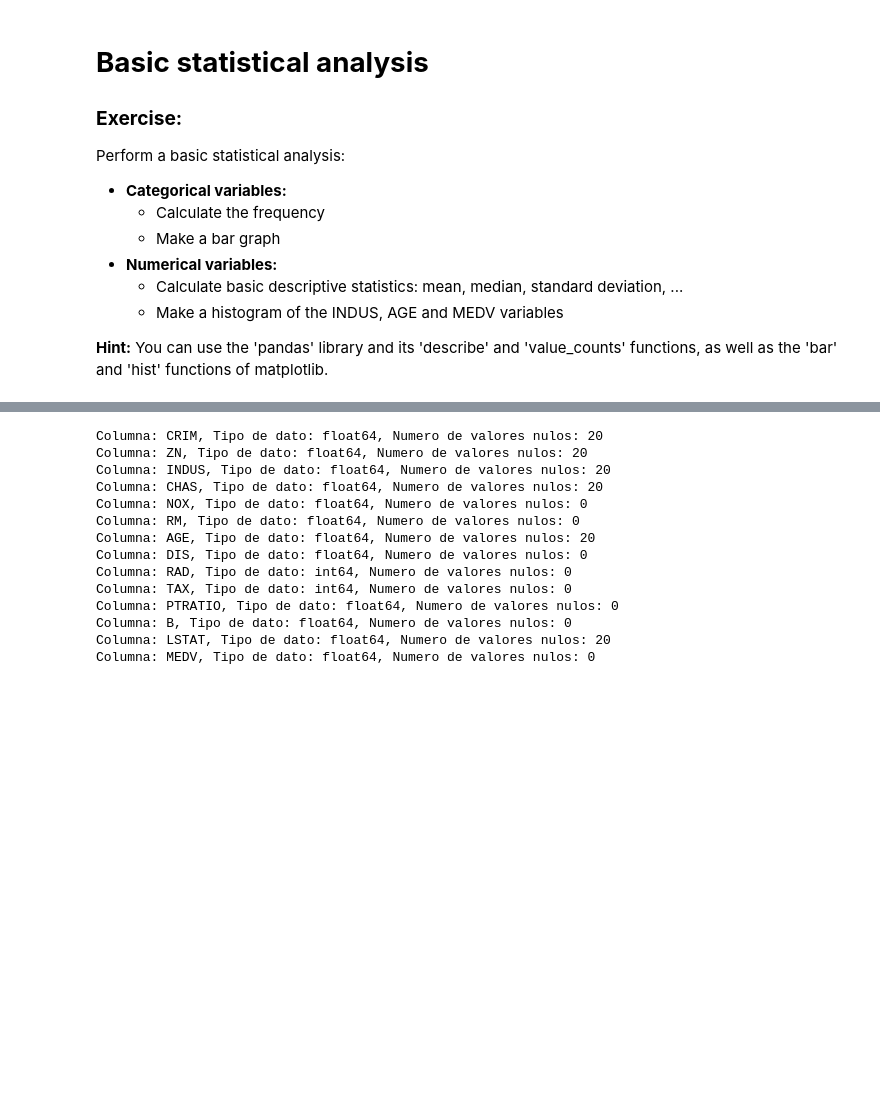
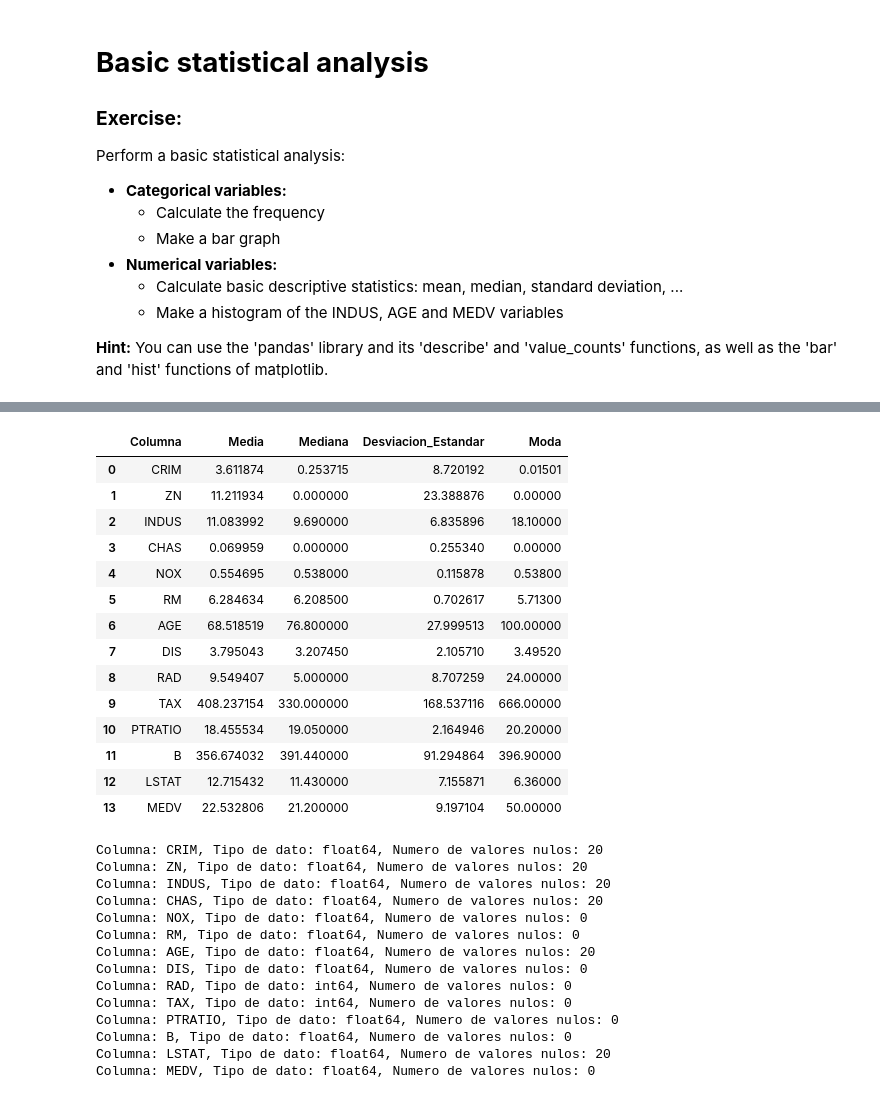
Before and after one commit to Eva080804/EDA, a Jupyter notebook: Ejercicio_1/EDA_inicial_blanco__ENG.ipynb, the cells around one changed output, grey strips where cells are left out. Saved outputs shown, nothing was run; the diff lists cells and outputs as text; code cells hidden in the pictures; blank space fills up the shorter version.

```diff
--- a/Ejercicio_1/EDA_inicial_blanco__ENG.ipynb
+++ b/Ejercicio_1/EDA_inicial_blanco__ENG.ipynb
@@ -150,3 +153,35 @@ Columna: MEDV, Media: 22.677572016460907, Mediana: 21.2, Desviacion estandar: 9.
+# %%
+columna = []
+media = []
+mediana = []
+desviacion_estandar = []
+moda = []
+
+
+for columna in df.columns:
+    media.append(df[columna].mean())
+    mediana.append(df[columna].median())
+    desviacion_estandar.append(df[columna].std())
+    moda.append(df[columna].mode()[0])
+
+estadisticas = pd.DataFrame({'Columna': df.columns, 'Media': media, 'Mediana': mediana, 'Desviacion_Estandar': desviacion_estandar, 'Moda': moda})
+estadisticas
+# %% [output]
+|  | Columna | Media | Mediana | Desviacion_Estandar | Moda |
+| 0 | CRIM | 3.611874 | 0.253715 | 8.720192 | 0.01501 |
+| 1 | ZN | 11.211934 | 0.000000 | 23.388876 | 0.00000 |
+| 2 | INDUS | 11.083992 | 9.690000 | 6.835896 | 18.10000 |
+| 3 | CHAS | 0.069959 | 0.000000 | 0.255340 | 0.00000 |
+| 4 | NOX | 0.554695 | 0.538000 | 0.115878 | 0.53800 |
+| 5 | RM | 6.284634 | 6.208500 | 0.702617 | 5.71300 |
+| 6 | AGE | 68.518519 | 76.800000 | 27.999513 | 100.00000 |
+| 7 | DIS | 3.795043 | 3.207450 | 2.105710 | 3.49520 |
+| 8 | RAD | 9.549407 | 5.000000 | 8.707259 | 24.00000 |
+| 9 | TAX | 408.237154 | 330.000000 | 168.537116 | 666.00000 |
+| 10 | PTRATIO | 18.455534 | 19.050000 | 2.164946 | 20.20000 |
+| 11 | B | 356.674032 | 391.440000 | 91.294864 | 396.90000 |
+| 12 | LSTAT | 12.715432 | 11.430000 | 7.155871 | 6.36000 |
+| 13 | MEDV | 22.532806 | 21.200000 | 9.197104 | 50.00000 |
 # %%
 for columna in boston.columns:
     print(f"Columna: {columna}, Tipo de dato: {boston[columna].dtype}, Numero de valores nulos: {boston[columna].isna().sum()}")
```
Also changed, not shown: parts of 5 cells of this notebook.
